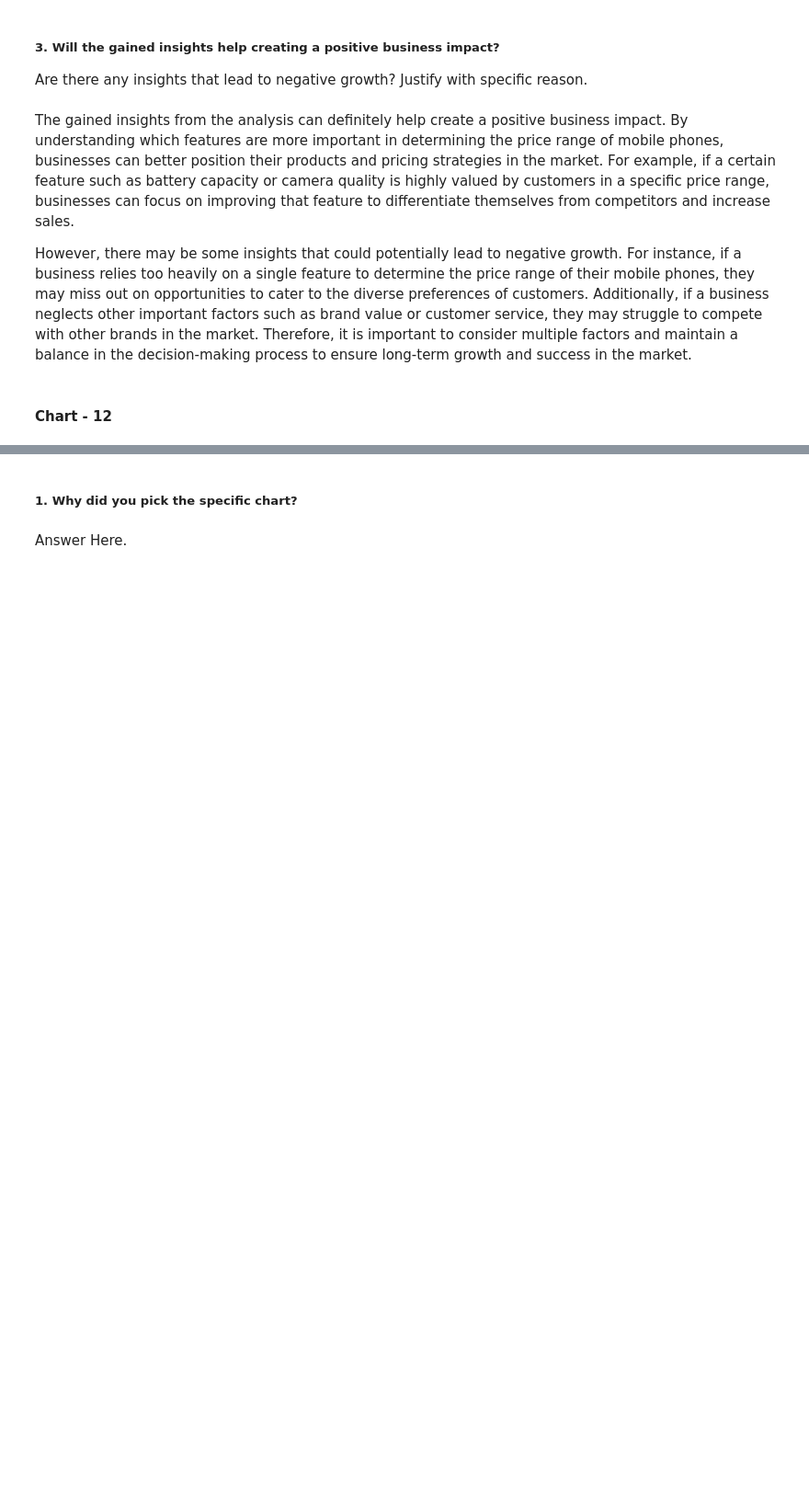
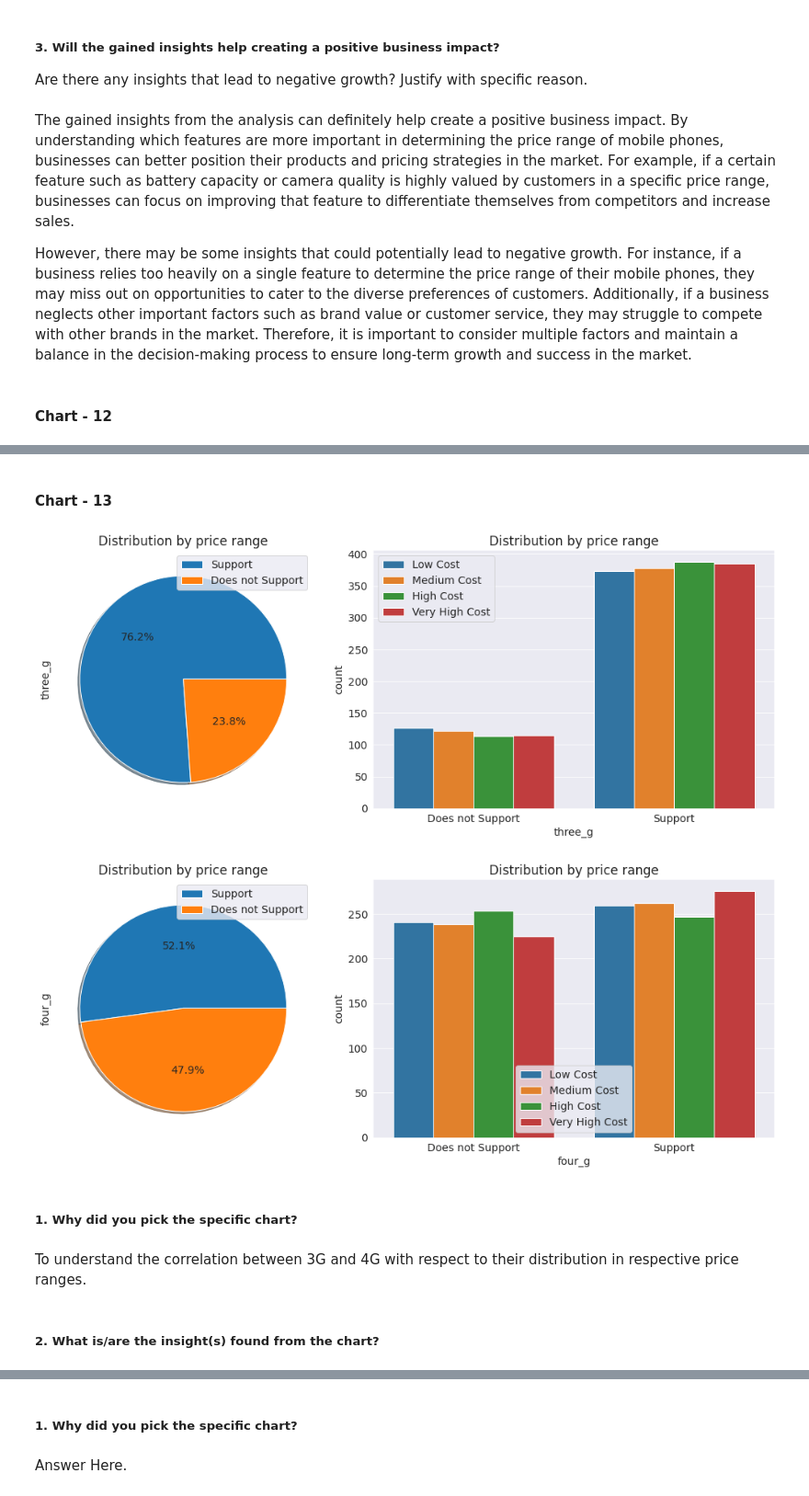
Before and after one commit to rajathAgalkote/MobilePriceRangePrediction_ML_classifier, a Jupyter notebook: Rajathadri_ML_Classifier_MobilePriceRangePrediction.ipynb, the cells around one changed output, grey strips where cells are left out. Shown at 92% size. Drawn from its saved outputs; the diff is of its cells as text; code cells hidden in the pictures; blank space fills up the shorter version.

```diff
--- a/Rajathadri_ML_Classifier_MobilePriceRangePrediction.ipynb
+++ b/Rajathadri_ML_Classifier_MobilePriceRangePrediction.ipynb
@@ -855,0 +883,2 @@ However, there may be some insights that could potentially lead to negative grow
+# %% [markdown]
+#### Chart - 13
@@ -855,0 +891,25 @@ However, there may be some insights that could potentially lead to negative grow
+# %%
+# Plot of binary features against price range
+
+binary_features = ['three_g', 'four_g']
+
+for col in binary_features:
+  fig, (ax1, ax2) = plt.subplots(ncols = 2, figsize = (15, 6))
+
+  df[col].value_counts().plot.pie (autopct='%1.1f%%', ax = ax1, shadow=True, labeldistance=None)
+  ax1.set_title('Distribution by price range')
+  ax1.legend(['Support', 'Does not Support'])
+  sns.countplot(x = col, hue = 'price_range', data = df, ax = ax2)
+  ax2.set_title('Distribution by price range')
+  ax2.set_xlabel(col)
+  ax2.legend(['Low Cost', 'Medium Cost', 'High Cost', 'Very High Cost'])
+  ax2.set_xticklabels(['Does not Support', 'Support'])
+# %% [output]
+[figure, added]
+[figure, added]
+# %% [markdown]
+##### 1. Why did you pick the specific chart?
+# %% [markdown]
+To understand the correlation between 3G and 4G with respect to their distribution in respective price ranges.
+# %% [markdown]
+##### 2. What is/are the insight(s) found from the chart?
```
Also changed, not shown: parts of 27 cells of this notebook.
